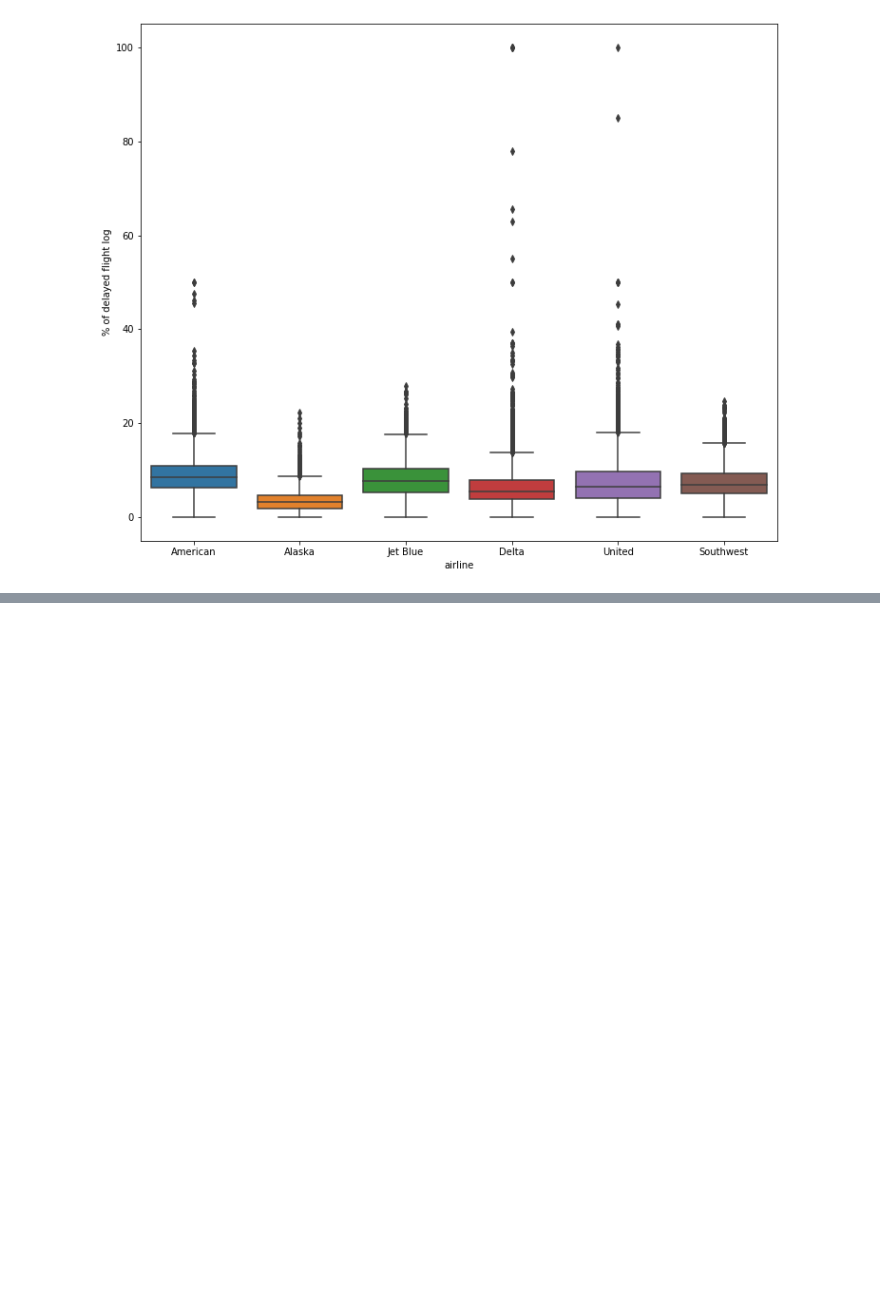
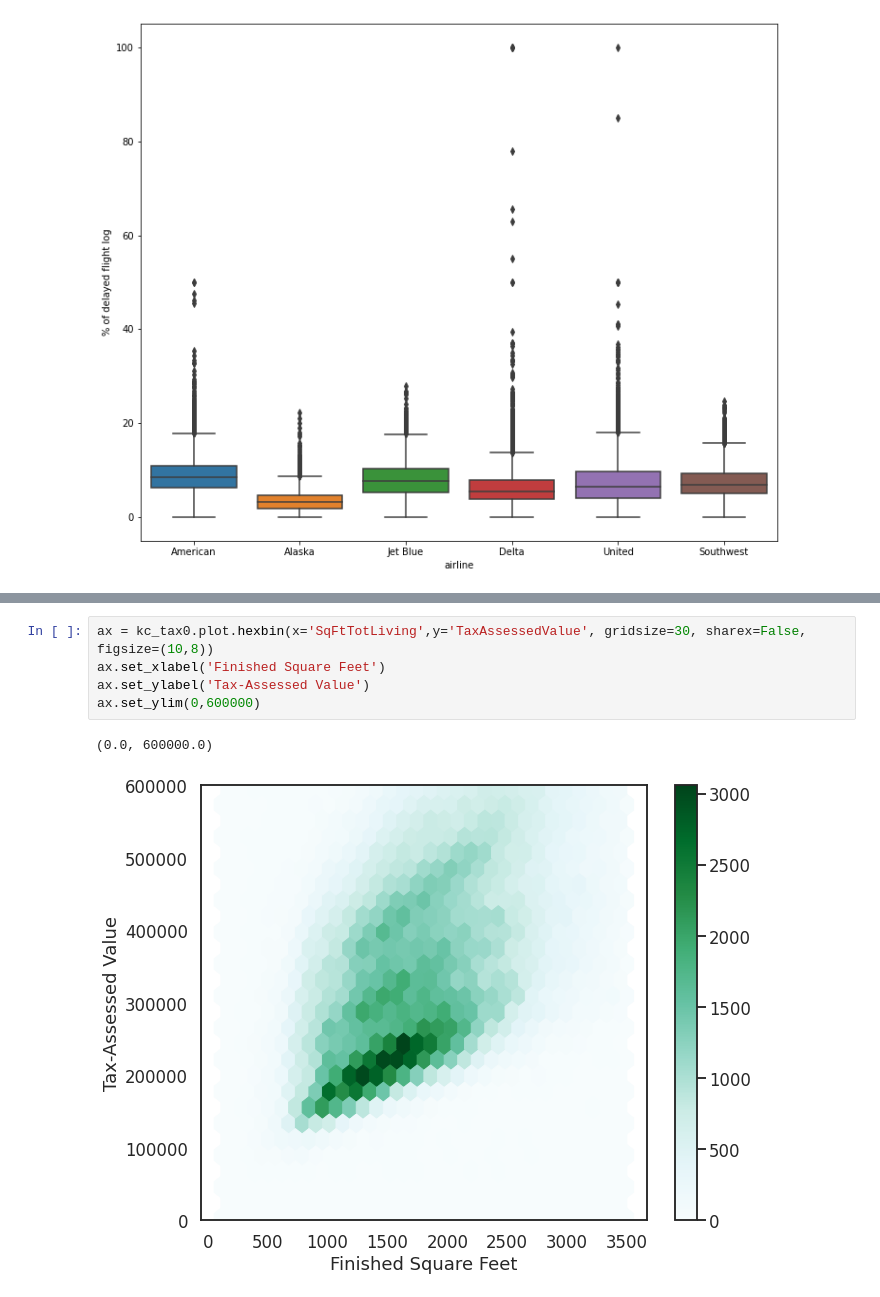
Before and after one commit to MK316/statistics, a Jupyter notebook: 01_EDA.ipynb, the cells around one changed output, grey strips where cells are left out. Cells and saved outputs as stored; diff of their text form; blank space fills up the shorter version.

```diff
--- a/01_EDA.ipynb
+++ b/01_EDA.ipynb
@@ -320,0 +374,8 @@ plt.show()
+# %%
+ax = kc_tax0.plot.hexbin(x='SqFtTotLiving',y='TaxAssessedValue', gridsize=30, sharex=False, figsize=(10,8))
+ax.set_xlabel('Finished Square Feet')
+ax.set_ylabel('Tax-Assessed Value')
+ax.set_ylim(0,600000)
+# %% [output]
+(0.0, 600000.0)
+[figure, added]
```
Also changed, not shown: parts of 8 cells of this notebook.
